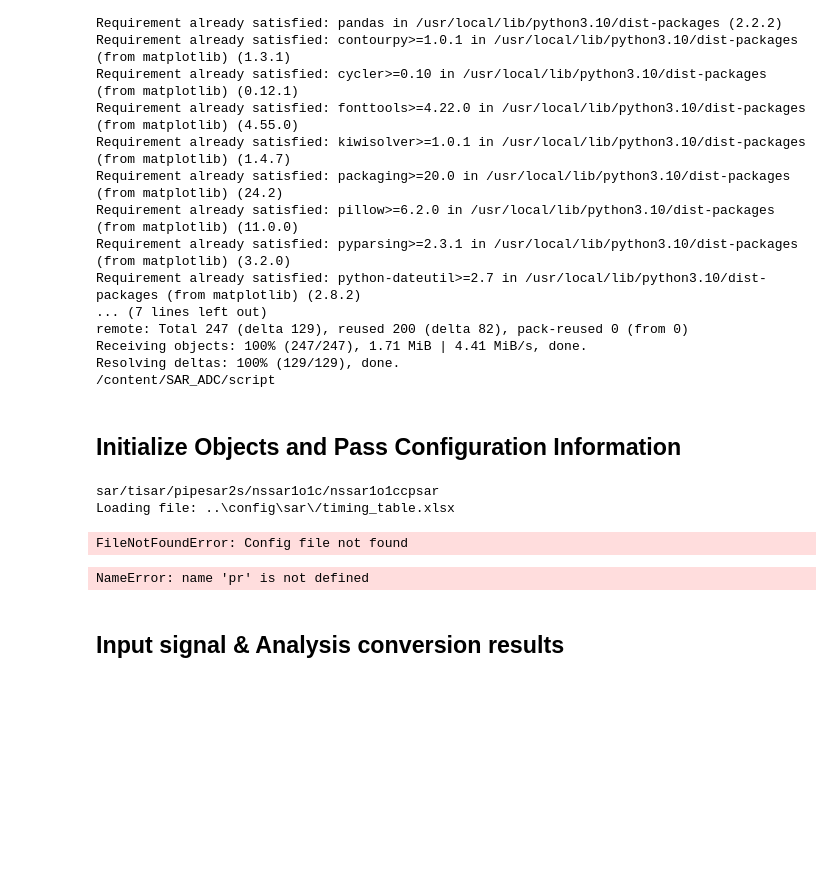
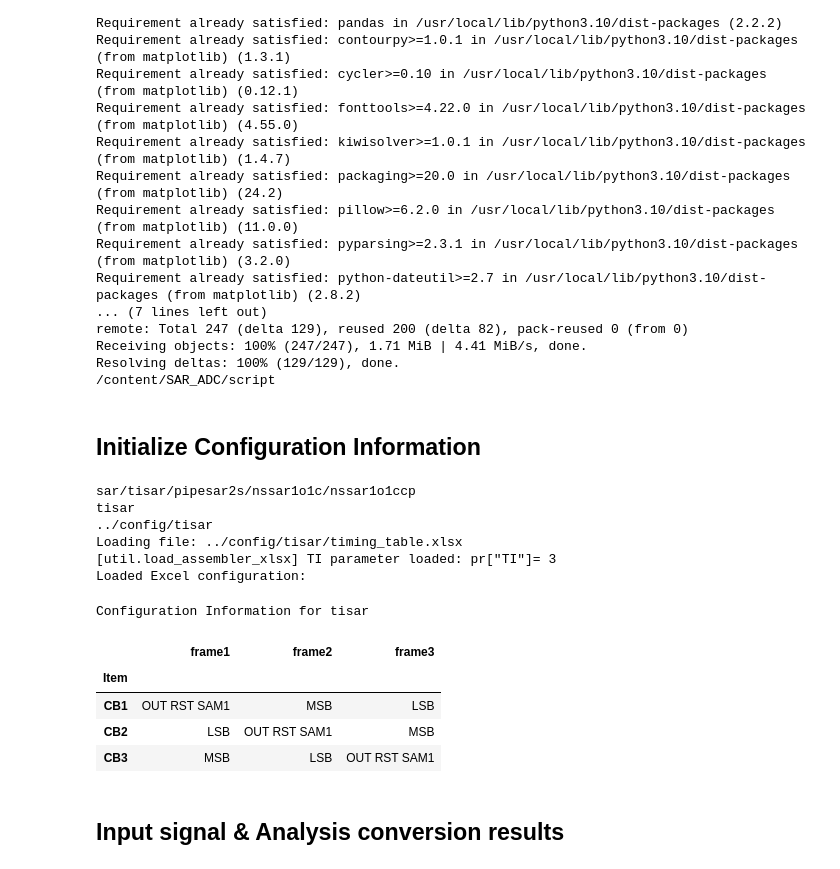
Before and after one commit to lin-k23/RISCA, a Jupyter notebook: simulator1.ipynb, the cells around one changed output. Drawn from its saved outputs; the diff is of its cells as text; code cells hidden in the pictures; blank space fills up the shorter version.

```diff
--- a/simulator1.ipynb
+++ b/simulator1.ipynb
@@ -38,4 +40,4 @@ Receiving objects: 100% (247/247), 1.71 MiB | 4.41 MiB/s, done.
 Resolving deltas: 100% (129/129), done.
 /content/SAR_ADC/script
 # %% [markdown]
-## Initialize Objects and Pass Configuration Information
+## Initialize Configuration Information
@@ -45,31 +44,33 @@ pr = preset_pr()
-# %%
-# 把pr["conf_name"]和path_config拼接起来，得到配置文件的路径
-from util.load_assembler_xlsx import load_assembler_xlsx
-import os
-path_config = "..\\config\\"
-pr['conf_name'] = input("sar/tisar/pipesar2s/nssar1o1c/nssar1o1ccp")
-config_file_path = os.path.join(path_config,pr['conf_name'],"timing_table.xlsx")
-# 调用 load_assembler_xlsx 函数加载配置文件
-# pr_loaded = load_assembler_xlsx(path_config, pr["conf_name"], "timing_table")
-pr_loaded = load_assembler_xlsx(config_file_path)
-
-# update pr with pr_loaded
-pr.update(pr_loaded)
-# %% [output]
-sar/tisar/pipesar2s/nssar1o1c/nssar1o1ccpsar
-Loading file: ..\config\sar\/timing_table.xlsx
-FileNotFoundError: Config file not found
 # %%
+mdl = preset_mdl()
+pr = preset_pr()
+pr['conf_name'] = input("sar/tisar/pipesar2s/nssar1o1c/nssar1o1ccp\n")
+config_file_path = os.path.join(path_config,pr['conf_name'])
+print(config_file_path)
+pr_loaded = load_assembler_xlsx(config_file_path)
+# update pr with pr_loaded
+pr.update(pr_loaded)
 if "T_assembler" in pr:
-    print("Loaded Excel configuration:")
+    print("Loaded Excel configuration:\n")
 cfg_info = pd.DataFrame(pr["T_assembler"])
 styled_df = cfg_info.style\
             .set_table_attributes('class="dataframe table table-striped"')\
             .set_properties(**{'text-align': 'center'})\
             .set_caption(f'Configuration Information for {pr["conf_name"]}')
 styled_df
 # %% [output]
-NameError: name 'pr' is not defined
+sar/tisar/pipesar2s/nssar1o1c/nssar1o1ccp
+tisar
+../config/tisar
+Loading file: ../config/tisar/timing_table.xlsx
+[util.load_assembler_xlsx] TI parameter loaded: pr["TI"]= 3
+Loaded Excel configuration:
+Configuration Information for tisar
+|  | frame1 | frame2 | frame3 |
+| Item |  |  |  |
+| CB1 | OUT RST SAM1 | MSB | LSB |
+| CB2 | LSB | OUT RST SAM1 | MSB |
+| CB3 | MSB | LSB | OUT RST SAM1 |
 # %% [markdown]
 ## Input signal & Analysis conversion results
 # %%
```
Also changed, not shown: parts of 5 cells of this notebook.
